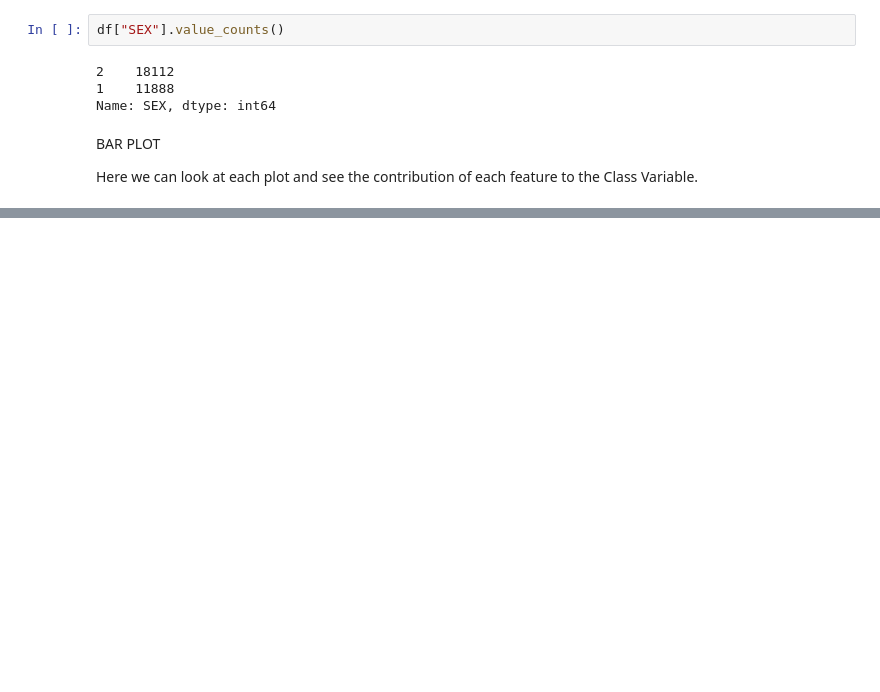
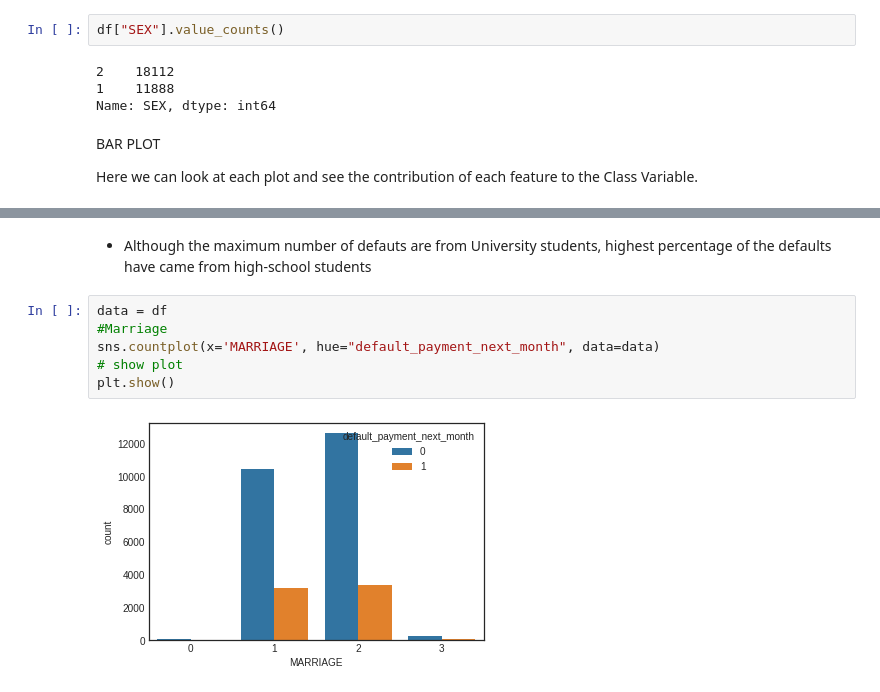
Before and after one commit to 200Richa/Credit-Card-Default-Detection, a Jupyter notebook: CreditCardFaultDetection.ipynb, the cells around one changed output, grey strips where cells are left out. Cells and saved outputs as stored; diff of their text form; blank space fills up the shorter version.

```diff
--- a/CreditCardFaultDetection.ipynb
+++ b/CreditCardFaultDetection.ipynb
@@ -320,0 +427,10 @@ plt.tight_layout()
+# %% [markdown]
++ Although the maximum number of defauts are from University students, highest percentage of the defaults have came from high-school students
+# %%
+data = df
+#Marriage
+sns.countplot(x='MARRIAGE', hue="default_payment_next_month", data=data)
+# show plot
+plt.show()
+# %% [output]
+[figure, added]
```
Also changed, not shown: parts of 47 cells of this notebook.
